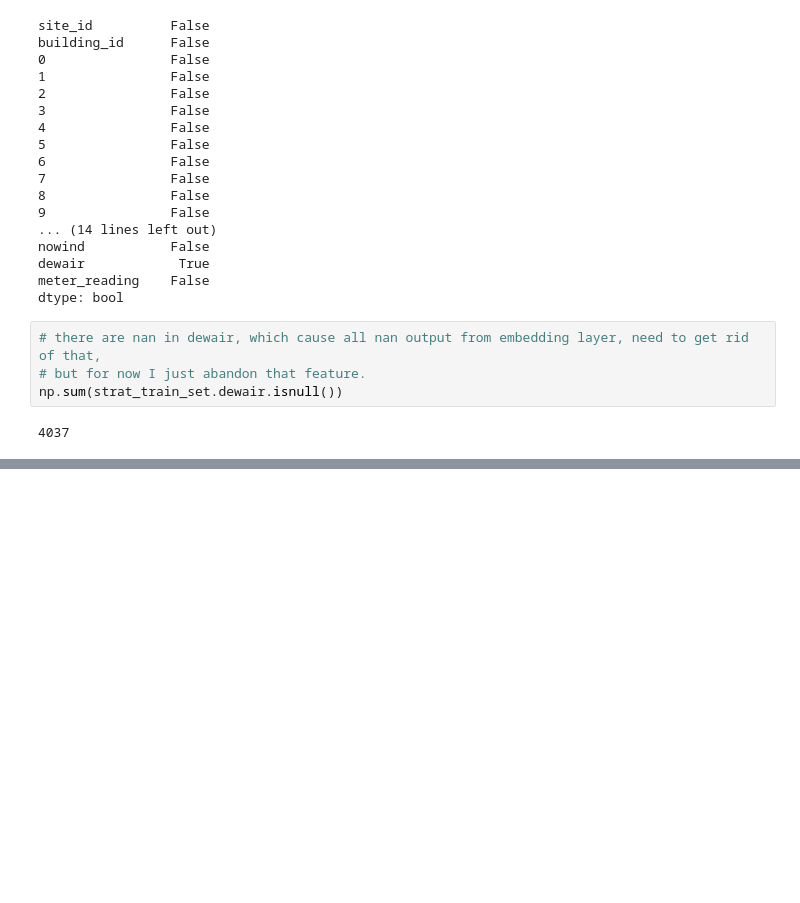
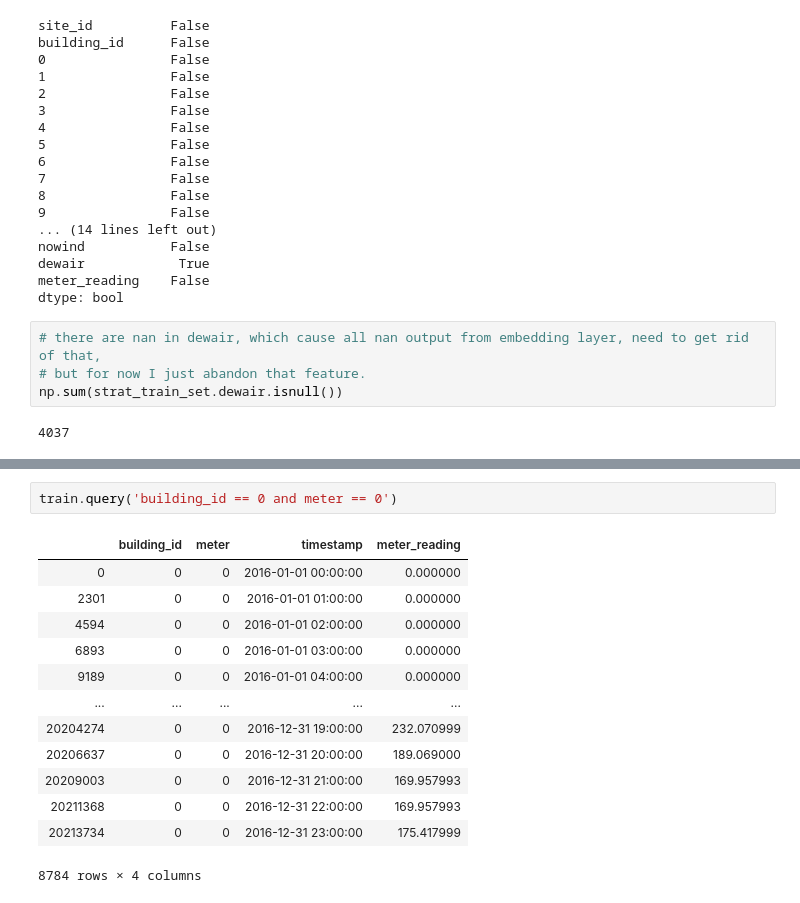
Before and after one commit to Runmangogo/Kaggle_ASHRAE_energy, a Jupyter notebook: trainingModels.ipynb, the cells around one changed output, grey strips where cells are left out. Drawn from its saved outputs; the diff is of its cells as text; blank space fills up the shorter version.

```diff
--- a/trainingModels.ipynb
+++ b/trainingModels.ipynb
@@ -420,0 +545,16 @@ np.sum(strat_train_set.dewair.isnull())
+# %%
+train.query('building_id == 0 and meter == 0')
+# %% [output]
+|  | building_id | meter | timestamp | meter_reading |
+| 0 | 0 | 0 | 2016-01-01 00:00:00 | 0.000000 |
+| 2301 | 0 | 0 | 2016-01-01 01:00:00 | 0.000000 |
+| 4594 | 0 | 0 | 2016-01-01 02:00:00 | 0.000000 |
+| 6893 | 0 | 0 | 2016-01-01 03:00:00 | 0.000000 |
+| 9189 | 0 | 0 | 2016-01-01 04:00:00 | 0.000000 |
+| ... | ... | ... | ... | ... |
+| 20204274 | 0 | 0 | 2016-12-31 19:00:00 | 232.070999 |
+| 20206637 | 0 | 0 | 2016-12-31 20:00:00 | 189.069000 |
+| 20209003 | 0 | 0 | 2016-12-31 21:00:00 | 169.957993 |
+| 20211368 | 0 | 0 | 2016-12-31 22:00:00 | 169.957993 |
+| 20213734 | 0 | 0 | 2016-12-31 23:00:00 | 175.417999 |
+8784 rows × 4 columns
```
Also changed, not shown: parts of 26 cells of this notebook.
